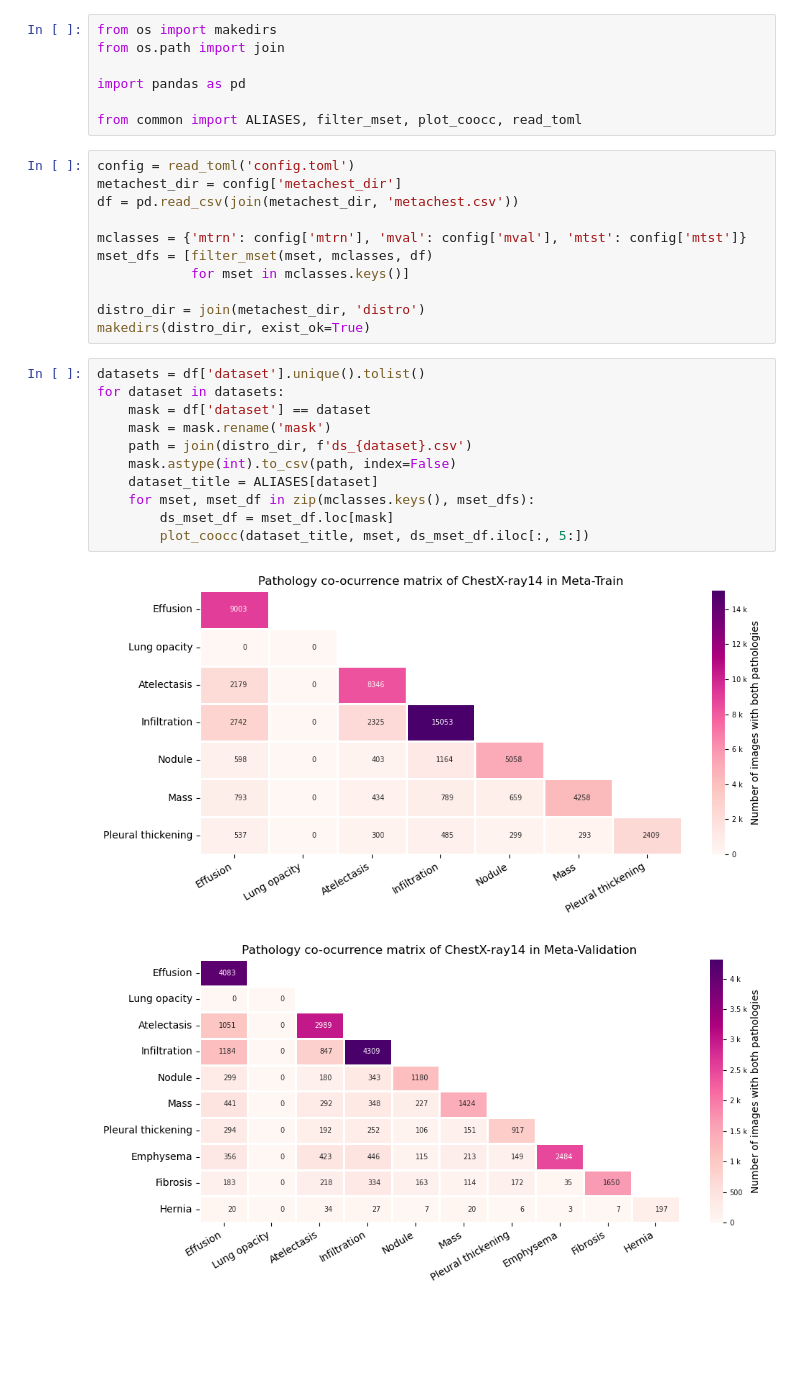
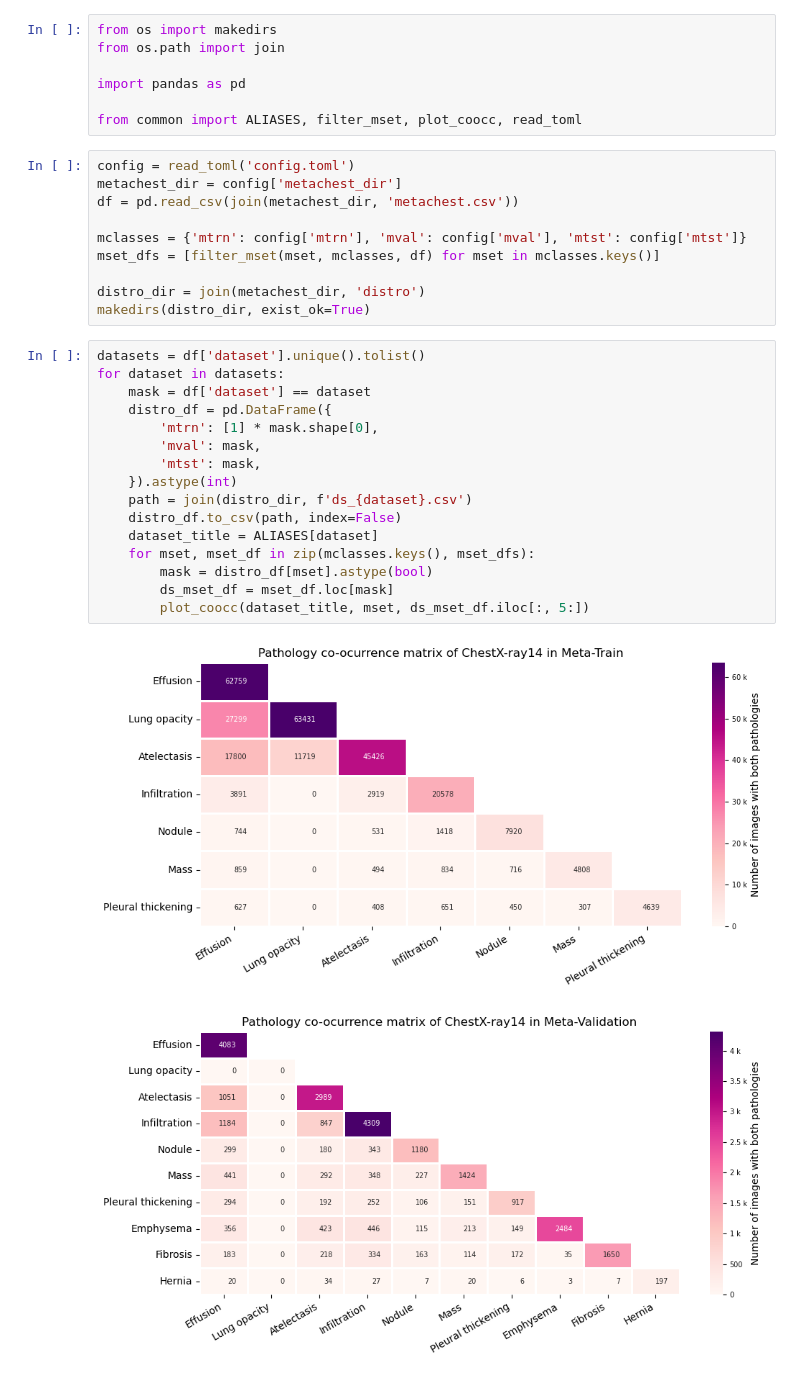
Before and after one commit to richardtml/metachest-dev, a Jupyter notebook: mtl_subds.ipynb, the cells around one changed output. Drawn from its saved outputs; the diff is of its cells as text; blank space fills up the shorter version.

Commit message:
Fix distro mask csvs

```diff
--- a/mtl_subds.ipynb
+++ b/mtl_subds.ipynb
@@ -13,23 +13,27 @@ metachest_dir = config['metachest_dir']
 df = pd.read_csv(join(metachest_dir, 'metachest.csv'))
 
 mclasses = {'mtrn': config['mtrn'], 'mval': config['mval'], 'mtst': config['mtst']}
-mset_dfs = [filter_mset(mset, mclasses, df)
-            for mset in mclasses.keys()]
+mset_dfs = [filter_mset(mset, mclasses, df) for mset in mclasses.keys()]
 
 distro_dir = join(metachest_dir, 'distro')
 makedirs(distro_dir, exist_ok=True)
 # %%
 datasets = df['dataset'].unique().tolist()
 for dataset in datasets:
     mask = df['dataset'] == dataset
-    mask = mask.rename('mask')
+    distro_df = pd.DataFrame({
+        'mtrn': [1] * mask.shape[0],
+        'mval': mask,
+        'mtst': mask,
+    }).astype(int)
     path = join(distro_dir, f'ds_{dataset}.csv')
-    mask.astype(int).to_csv(path, index=False)
+    distro_df.to_csv(path, index=False)
     dataset_title = ALIASES[dataset]
     for mset, mset_df in zip(mclasses.keys(), mset_dfs):
+        mask = distro_df[mset].astype(bool)
         ds_mset_df = mset_df.loc[mask]
         plot_coocc(dataset_title, mset, ds_mset_df.iloc[:, 5:])
 # %% [output]
-[figure, old version]
+[figure, new version]
 [figure]
 [figure]
```
Also changed, not shown: parts of 1 cell of this notebook, 1 other file.
